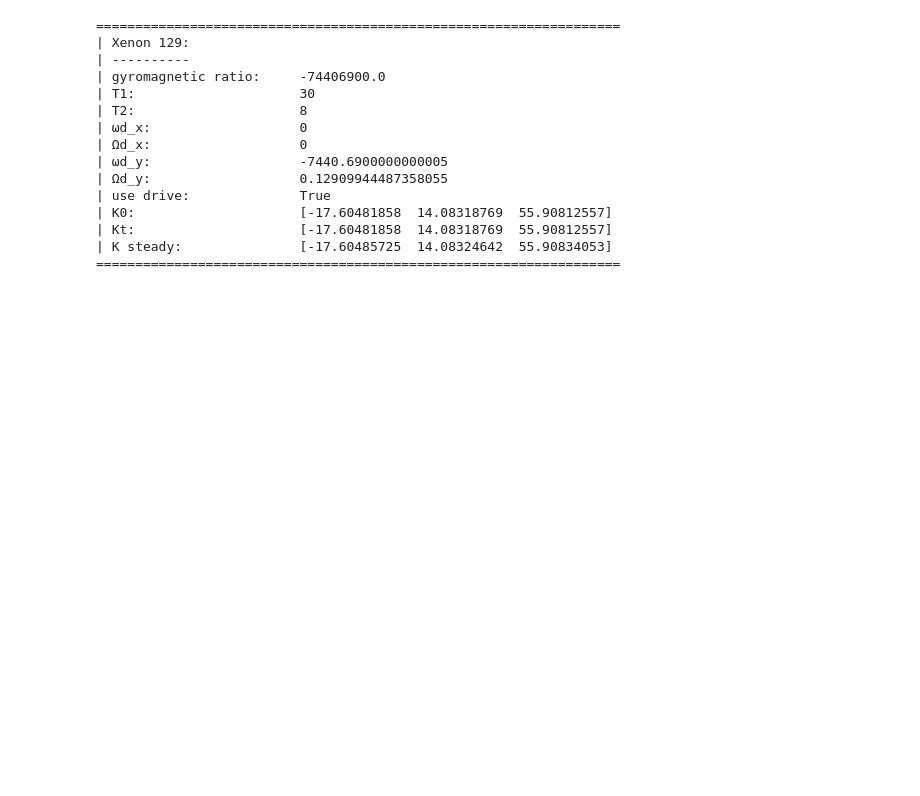
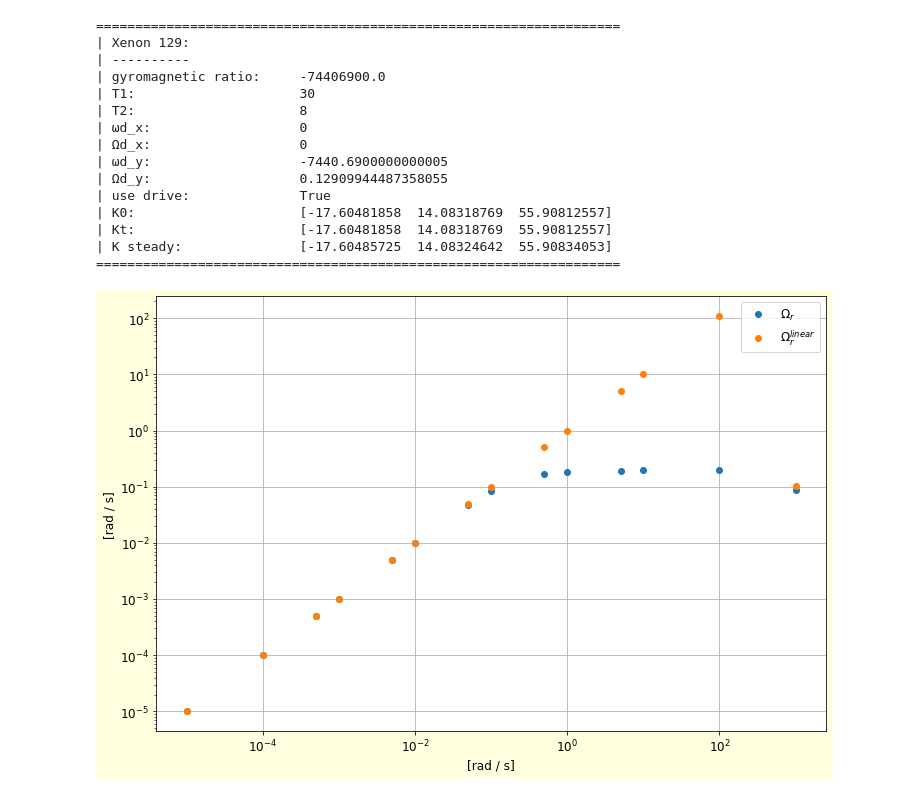
Before and after one commit to RoyElkabetz/NMR-gyroscope, a Jupyter notebook: src/NMRG_experiment1.ipynb, the cells around one changed output. Drawn from its saved outputs; the diff is of its cells as text; code cells hidden in the pictures; blank space fills up the shorter version.

```diff
--- a/src/NMRG_experiment1.ipynb
+++ b/src/NMRG_experiment1.ipynb
@@ -258,0 +304,13 @@ Xe129.display_params()
+# %%
+fig = plt.figure(figsize=(12, 8))
+ax = plt.subplot()
+ax.loglog(wd_amplitude, wd_measurements, 'o', label='$\Omega_r$')
+ax.loglog(wd_amplitude, wd_measurements_linear, 'o', label='$\Omega_r^{linear}$')
+ax.set_ylabel('[rad / s]')
+ax.set_xlabel('[rad / s]')
+ax.legend()
+ax.grid(True)
+plt.tight_layout
+plt.show()
+# %% [output]
+[figure, added]
```
Also changed, not shown: parts of 3 cells of this notebook.
